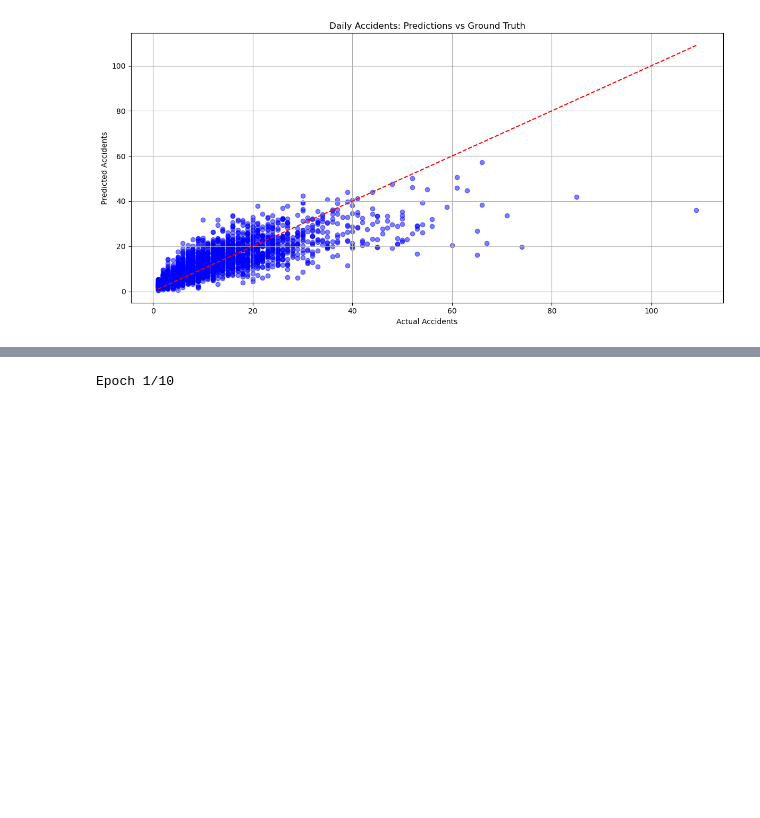
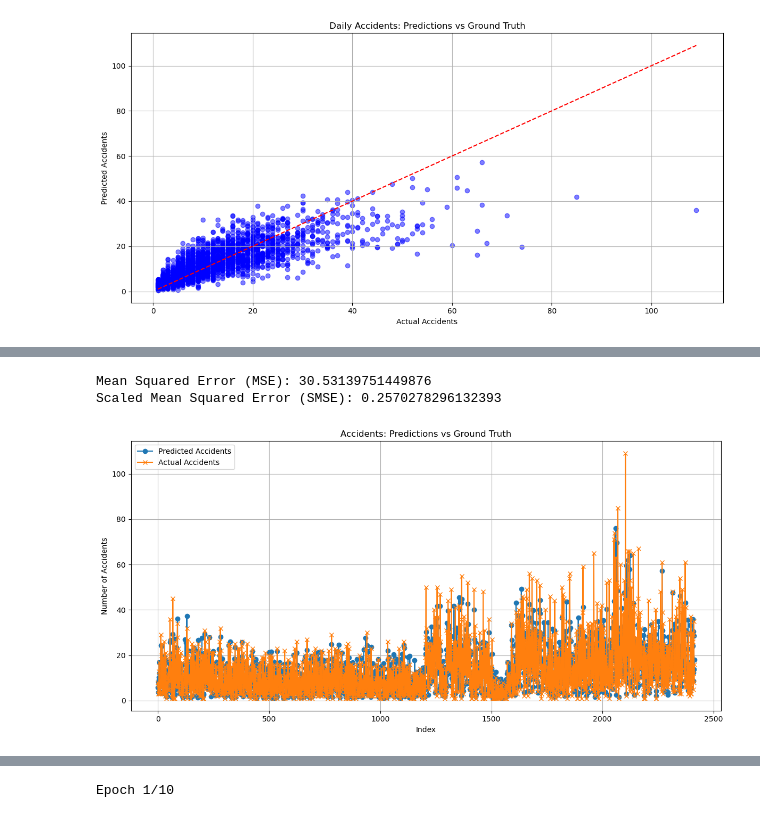
Before and after one commit to Dmytro-Bonislavskyi/team_project, a Jupyter notebook: Experiments/model_dmytro.ipynb, the cells around one changed output, grey strips where cells are left out. Saved outputs shown, nothing was run; the diff lists cells and outputs as text; code cells hidden in the pictures; blank space fills up the shorter version.

```diff
--- a/Experiments/model_dmytro.ipynb
+++ b/Experiments/model_dmytro.ipynb
@@ -512,0 +554,37 @@ plt.show()
+# %%
+from sklearn.metrics import mean_squared_error
+import numpy as np
+
+# Compute the Mean Squared Error (MSE)
+mse = mean_squared_error(daily_summary['Actual_Accidents'], daily_summary['Predicted_Accidents'])
+
+# Compute the variance of the actual values
+variance_actuals = np.var(daily_summary['Actual_Accidents'])
+
+# Calculate the Scaled Mean Squared Error (SMSE)
+smse = mse / variance_actuals
+
+print("Mean Squared Error (MSE):", mse)
+print("Scaled Mean Squared Error (SMSE):", smse)
+# %% [output]
+Mean Squared Error (MSE): 30.53139751449876
+Scaled Mean Squared Error (SMSE): 0.2570278296132393
+# %%
+# Plot predictions vs ground truth
+plt.figure(figsize=(12, 6))
+plt.plot(daily_summary.index, daily_summary['Predicted_Accidents'], label='Predicted Accidents', marker='o')
+plt.plot(daily_summary.index, daily_summary['Actual_Accidents'], label='Actual Accidents', marker='x')
+plt.xlabel('Index')
+plt.ylabel('Number of Accidents')
+plt.title('Accidents: Predictions vs Ground Truth')
+plt.legend()
+plt.grid(True)
+plt.tight_layout()
+plt.show()
+
+# Calculate the F1 score
+from sklearn.metrics import f1_score
+f1 = f1_score(daily_summary['Actual_Accidents'], daily_summary['Predicted_Accidents'], average='weighted')
+print(f"F1 Score: {f1:.2f}")
+# %% [output]
+[figure, added]
```
Also changed, not shown: parts of 7 cells of this notebook, 5 other files.
